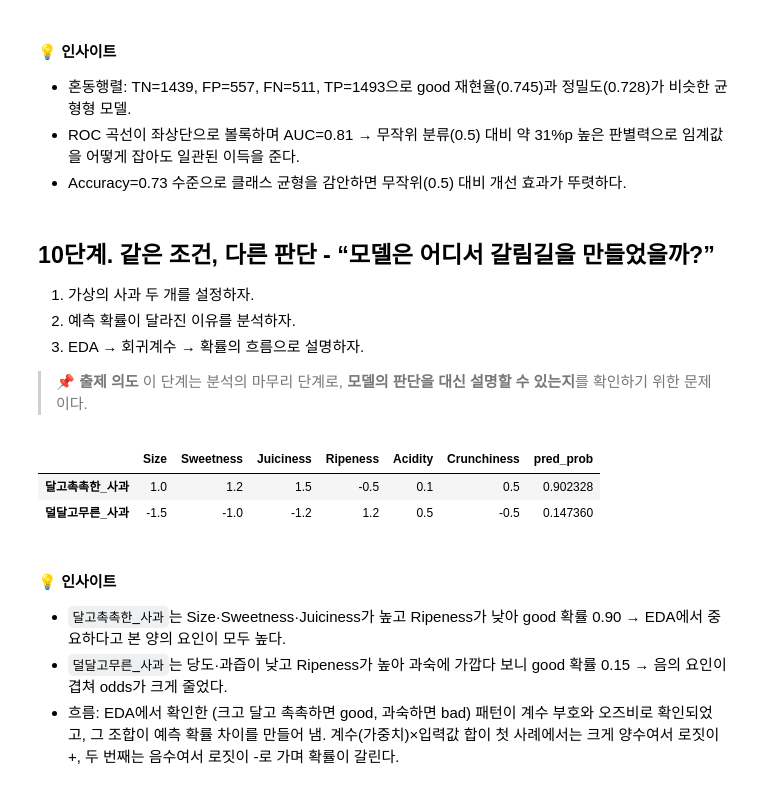
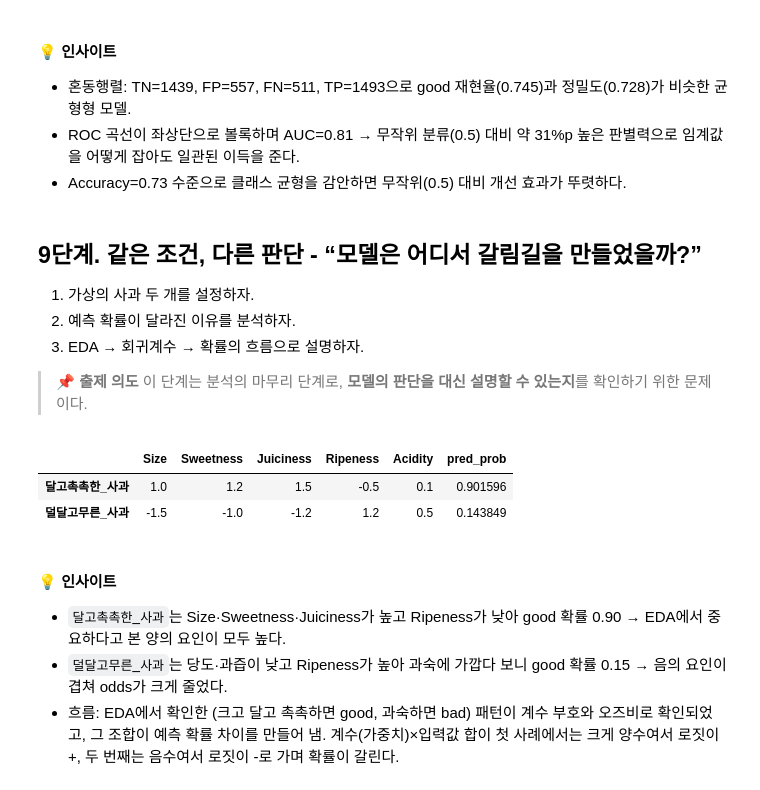
Before and after one commit to leekh4232/hossam-py, a Jupyter notebook: [캡스톤-06] 로지스틱ㅣ사과 품질 분류ㅣ풀이.ipynb, the cells around one changed output. Drawn from its saved outputs; the diff is of its cells as text; code cells hidden in the pictures.

```diff
--- a/[캡스톤-06] 로지스틱ㅣ사과 품질 분류ㅣ풀이.ipynb
+++ b/[캡스톤-06] 로지스틱ㅣ사과 품질 분류ㅣ풀이.ipynb
@@ -453,14 +399,3 @@ display(
 > 📌 **출제 의도**
 > 모델 결과를 처음부터 해석 대상으로 보기보다,
 > **EDA에서 세운 가설이 어떻게 반영되었는지 확인**하는 과정이다.
-# %%
-# 7단계 풀이: 로지스틱 회귀 적합
-X_const = sm.add_constant(X_model)
-logit_model = sm.Logit(y, X_const)
-logit_fit = logit_model.fit(disp=False)
-
-display(logit_fit.summary2().tables[1])
-
-coef_check = logit_fit.params.drop("const").to_frame("coef")
-coef_check["exp(coef)"] = coef_check["coef"].apply(np.exp)
-display(coef_check.sort_values("coef", ascending=False))
@@ -482,0 +404,13 @@ display(coef_check.sort_values("coef", ascending=False))
+# %%
+model_features = [
+    "Size",
+    "Sweetness",
+    "Juiciness",
+    "Ripeness",
+    "Acidity",
+    "Crunchiness",
+    "Quality_bin",
+]
+
+df2 = df.filter(model_features)
+df2.head()
@@ -482,0 +443,8 @@ display(coef_check.sort_values("coef", ascending=False))
+# %%
+df3 = df2.drop("Crunchiness", axis=1)
+
+fit2 = hs_logit(df3, "Quality_bin")
+cdf2, rdf2 = hs_logit_report(fit2, df2)
+
+display(cdf2)
+display(rdf2)
@@ -599,7 +582,7 @@ display(metrics_df)
 - ROC 곡선이 좌상단으로 볼록하며 AUC=0.81 → 무작위 분류(0.5) 대비 약 31%p 높은 판별력으로 임계값을 어떻게 잡아도 일관된 이득을 준다.
 - Accuracy=0.73 수준으로 클래스 균형을 감안하면 무작위(0.5) 대비 개선 효과가 뚜렷하다.
 # %% [markdown]
-## 10단계. 같은 조건, 다른 판단 - “모델은 어디서 갈림길을 만들었을까?”
+## 9단계. 같은 조건, 다른 판단 - “모델은 어디서 갈림길을 만들었을까?”
 
 1. 가상의 사과 두 개를 설정하자.
 2. 예측 확률이 달라진 이유를 분석하자.
@@ -609,24 +592,23 @@ display(metrics_df)
 > 이 단계는 분석의 마무리 단계로, **모델의 판단을 대신 설명할 수 있는지**를 확인하기 위한 문제이다.
 # %%
 # 10단계 풀이: 가상 사례 비교
-scenario = pd.DataFrame(
+scenario = DataFrame(
     {
         "Size": [1.0, -1.5],
         "Sweetness": [1.2, -1.0],
         "Juiciness": [1.5, -1.2],
         "Ripeness": [-0.5, 1.2],
         "Acidity": [0.1, 0.5],
-        "Crunchiness": [0.5, -0.5],
     },
     index=["달고촉촉한_사과", "덜달고무른_사과"],
 )
 scenario_const = sm.add_constant(scenario)
-scenario["pred_prob"] = logit_fit.predict(scenario_const)
+scenario["pred_prob"] = fit2.predict(scenario_const)
 display(scenario)
 # %% [output]
-|  | Size | Sweetness | Juiciness | Ripeness | Acidity | Crunchiness | pred_prob |
-| 달고촉촉한_사과 | 1.0 | 1.2 | 1.5 | -0.5 | 0.1 | 0.5 | 0.902328 |
-| 덜달고무른_사과 | -1.5 | -1.0 | -1.2 | 1.2 | 0.5 | -0.5 | 0.147360 |
+|  | Size | Sweetness | Juiciness | Ripeness | Acidity | pred_prob |
+| 달고촉촉한_사과 | 1.0 | 1.2 | 1.5 | -0.5 | 0.1 | 0.901596 |
+| 덜달고무른_사과 | -1.5 | -1.0 | -1.2 | 1.2 | 0.5 | 0.143849 |
 # %% [markdown]
 #### 💡 인사이트
 
```
Also changed, not shown: parts of 28 cells of this notebook, 8 other files.
